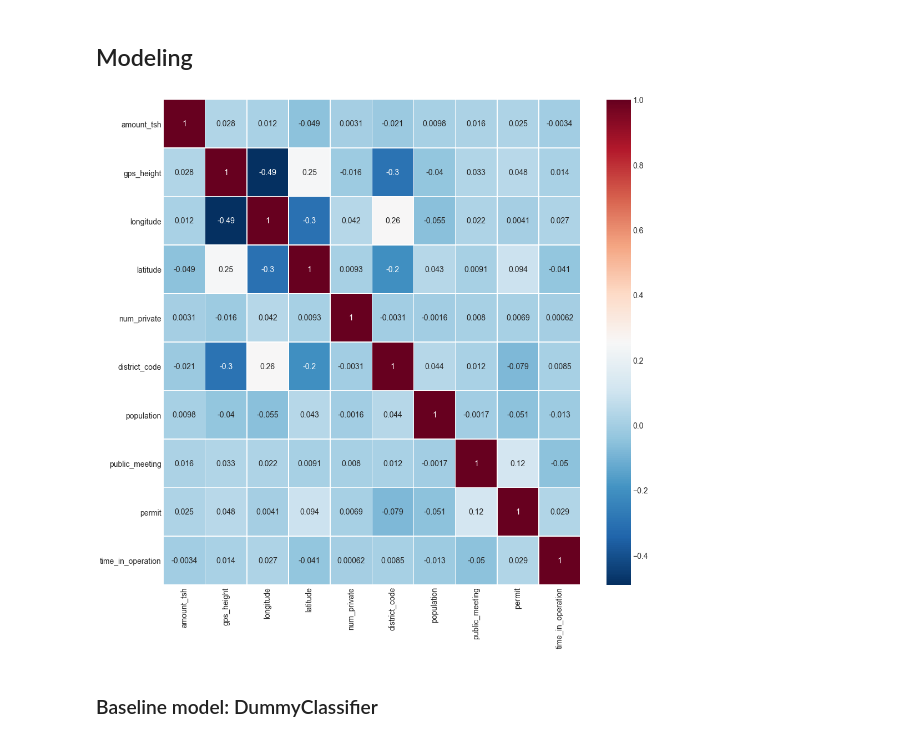
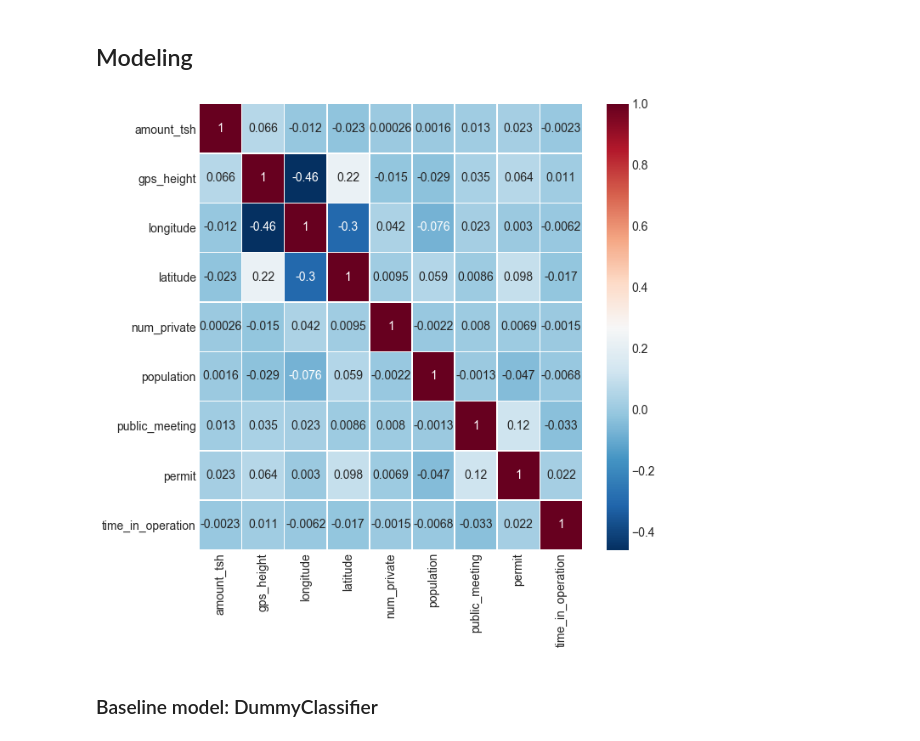
Before and after one commit to torben90/Capstone_NF_Waterpumps_Tanzania, a Jupyter notebook: PumpItUp_Predictive_Modeling.ipynb, the cells around one changed output. Saved outputs shown, nothing was run; the diff lists cells and outputs as text; code cells hidden in the pictures.

```diff
--- a/PumpItUp_Predictive_Modeling.ipynb
+++ b/PumpItUp_Predictive_Modeling.ipynb
@@ -137,6 +168,11 @@ def model_eval(m, X_train, X_test, y_train, y_test,name, df=compare_mod,thres=0.
 # %% [markdown]
 ## Initial Import of the data
 # %%
+# data based on first cleaning and feature engineering
 train = pd.read_pickle(DATA_FOLDER + 'train_featured_clean.pkl')
 val = pd.read_pickle(DATA_FOLDER + 'val_featured_clean.pkl')
+
+# data based on second cleaning and feature engineering
+train_2 = pd.read_pickle(DATA_FOLDER + 'train_featured_clean_2.pkl')
+val_2 = pd.read_pickle(DATA_FOLDER + 'val_featured_clean_2.pkl')
 # competition = pd.read_pickle(DATA_FOLDER + 'test_featured_clean.pkl')
@@ -145,21 +184,13 @@ val = pd.read_pickle(DATA_FOLDER + 'val_featured_clean.pkl')
 # %%
-# dropped features
-to_drop = ['scheme_name',
- 'wpt_name',
- 'subvillage',
- 'id',
- 'recorded_by',
- 'payment',
- 'quantity_group',
- 'quality_group',
- 'waterpoint_type_group',
- 'extraction_type_group',
- 'management_group',
- 'source_class',
- 'source_type',
- 'region_code',
- 'ward']
+# dropped features fromthe last notebook
+to_drop = ['scheme_name','wpt_name', 'subvillage','id','recorded_by', 'payment'
+           ,'quantity_group', 'quality_group', 'waterpoint_type_group'
+           ,'extraction_type_group','management_group','source_class','source_type'
+           ,'region_code','ward','district_code','lga', 'extraction_type']
 # %%
 # dropping the features defined as not neccessary in the previos chapters
 train.drop(to_drop,1, inplace=True)
 val.drop(to_drop,1, inplace=True)
+
+train_2.drop(to_drop,1, inplace=True)
+val_2.drop(to_drop,1, inplace=True)
@@ -262,10 +352,10 @@ X_train_transformed_feat_select
 ## Modeling
 # %%
 with sns.axes_style("white"):
-    f, ax = plt.subplots(figsize=(15, 15))
-    ax = sns.heatmap(train.corr(), annot=True, linewidths=.5, cmap="RdBu_r")
+    f, ax = plt.subplots(figsize=(9, 9))
+    ax = sns.heatmap(train_2.corr(), annot=True, linewidths=.5, cmap="RdBu_r")
 # %% [output]
-[figure, old version]
+[figure, new version]
 # %% [markdown]
 ### Baseline model: DummyClassifier
 # %% [markdown]
```
Also changed, not shown: parts of 47 cells of this notebook, 15 other files.
